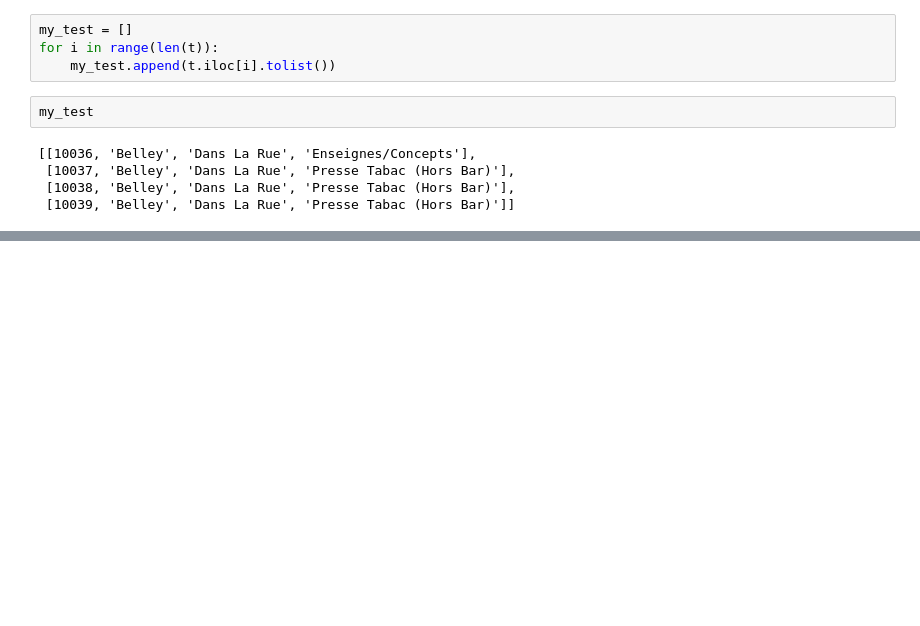
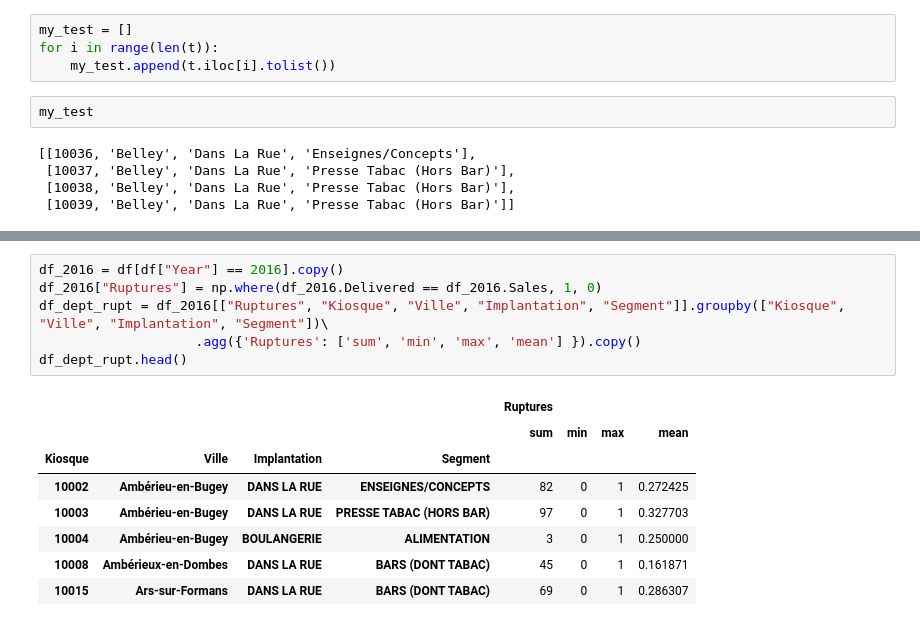
Before and after one commit to ClementTr/PaperPredict, a Jupyter notebook: data_processing/Django_Calculs.ipynb, the cells around one changed output, grey strips where cells are left out. Saved outputs shown, nothing was run; the diff lists cells and outputs as text; blank space fills up the shorter version.

```diff
--- a/data_processing/Django_Calculs.ipynb
+++ b/data_processing/Django_Calculs.ipynb
@@ -352,0 +364,15 @@ my_test
+# %%
+df_2016 = df[df["Year"] == 2016].copy()
+df_2016["Ruptures"] = np.where(df_2016.Delivered == df_2016.Sales, 1, 0)
+df_dept_rupt = df_2016[["Ruptures", "Kiosque", "Ville", "Implantation", "Segment"]].groupby(["Kiosque", "Ville", "Implantation", "Segment"])\
+                    .agg({'Ruptures': ['sum', 'min', 'max', 'mean'] }).copy()
+df_dept_rupt.head()
+# %% [output]
+|  |  |  |  | Ruptures |  |  |  |
+|  |  |  |  | sum | min | max | mean |
+| Kiosque | Ville | Implantation | Segment |  |  |  |  |
+| 10002 | Ambérieu-en-Bugey | DANS LA RUE | ENSEIGNES/CONCEPTS | 82 | 0 | 1 | 0.272425 |
+| 10003 | Ambérieu-en-Bugey | DANS LA RUE | PRESSE TABAC (HORS BAR) | 97 | 0 | 1 | 0.327703 |
+| 10004 | Ambérieu-en-Bugey | BOULANGERIE | ALIMENTATION | 3 | 0 | 1 | 0.250000 |
+| 10008 | Ambérieux-en-Dombes | DANS LA RUE | BARS (DONT TABAC) | 45 | 0 | 1 | 0.161871 |
+| 10015 | Ars-sur-Formans | DANS LA RUE | BARS (DONT TABAC) | 69 | 0 | 1 | 0.286307 |
```
Also changed, not shown: parts of 10 cells of this notebook, 6 other files.
